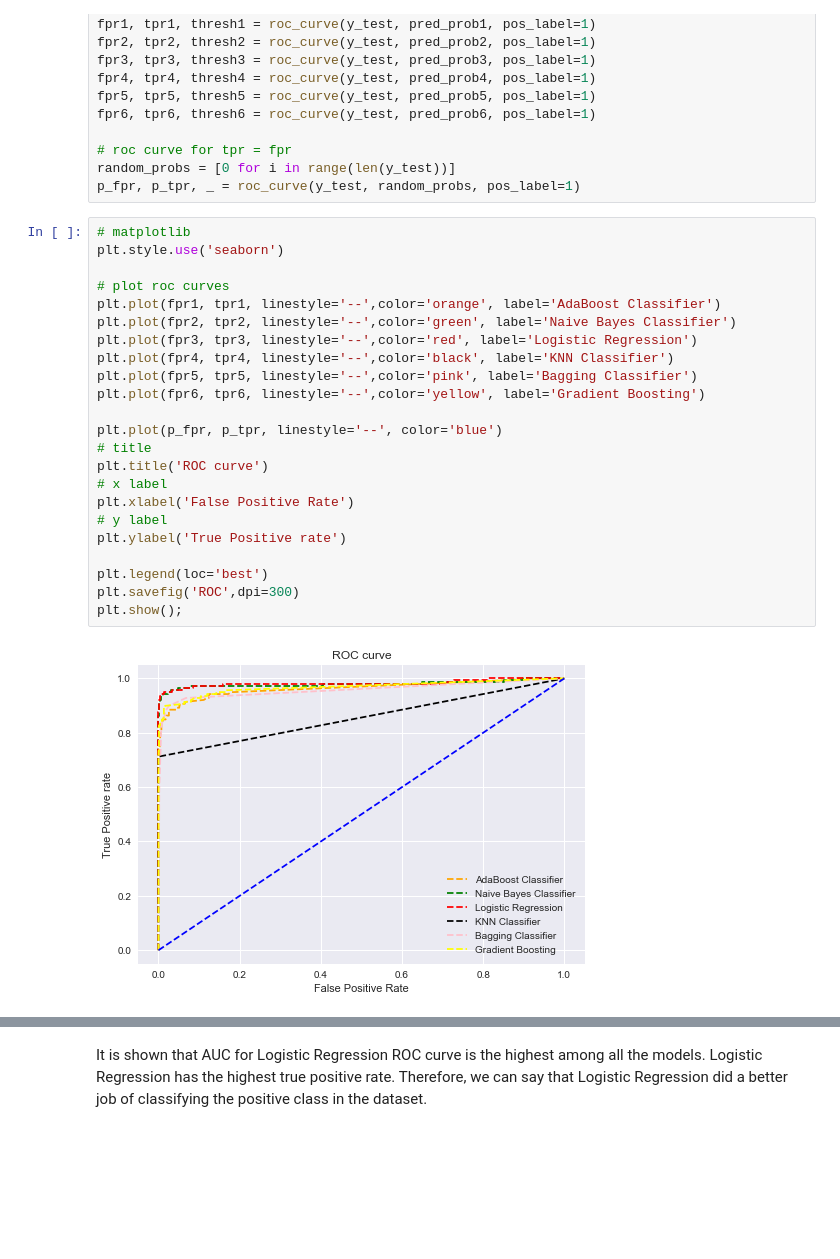
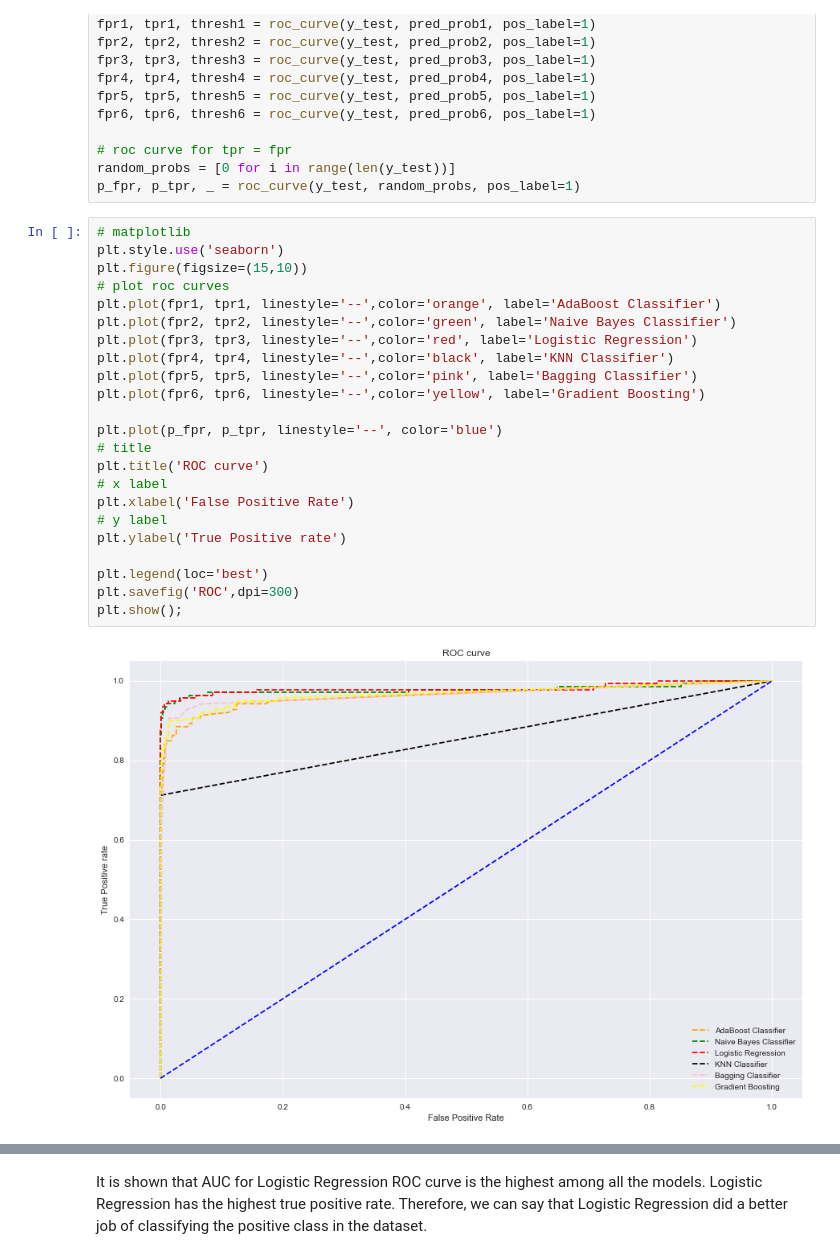
Before and after one commit to ivanyap0612/NLP-Spam-Message-Classification, a Jupyter notebook: spam_classification.ipynb, the cells around one changed output, grey strips where cells are left out. Saved outputs shown, nothing was run; the diff lists cells and outputs as text; blank space fills up the shorter version.

```diff
--- a/spam_classification.ipynb
+++ b/spam_classification.ipynb
@@ -433,28 +433,28 @@ p_fpr, p_tpr, _ = roc_curve(y_test, random_probs, pos_label=1)
 # %%
 # matplotlib
 plt.style.use('seaborn')
-
+plt.figure(figsize=(15,10))
 # plot roc curves
 plt.plot(fpr1, tpr1, linestyle='--',color='orange', label='AdaBoost Classifier')
 plt.plot(fpr2, tpr2, linestyle='--',color='green', label='Naive Bayes Classifier')
 plt.plot(fpr3, tpr3, linestyle='--',color='red', label='Logistic Regression')
 plt.plot(fpr4, tpr4, linestyle='--',color='black', label='KNN Classifier')
 plt.plot(fpr5, tpr5, linestyle='--',color='pink', label='Bagging Classifier')
 plt.plot(fpr6, tpr6, linestyle='--',color='yellow', label='Gradient Boosting')
 
 plt.plot(p_fpr, p_tpr, linestyle='--', color='blue')
 # title
 plt.title('ROC curve')
 # x label
 plt.xlabel('False Positive Rate')
 # y label
 plt.ylabel('True Positive rate')
 
 plt.legend(loc='best')
 plt.savefig('ROC',dpi=300)
 plt.show();
 # %% [output]
-[figure, old version]
+[figure, new version]
 # %%
 roc_auc_score(y_test, y_pred_prob)
 print("ROC AUC score:")
```
Also changed, not shown: parts of 3 cells of this notebook.
